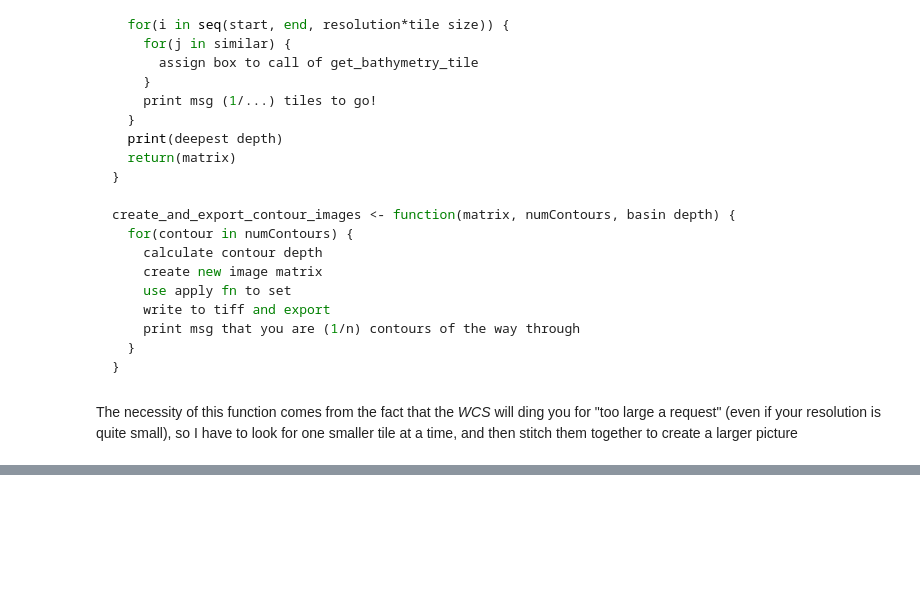
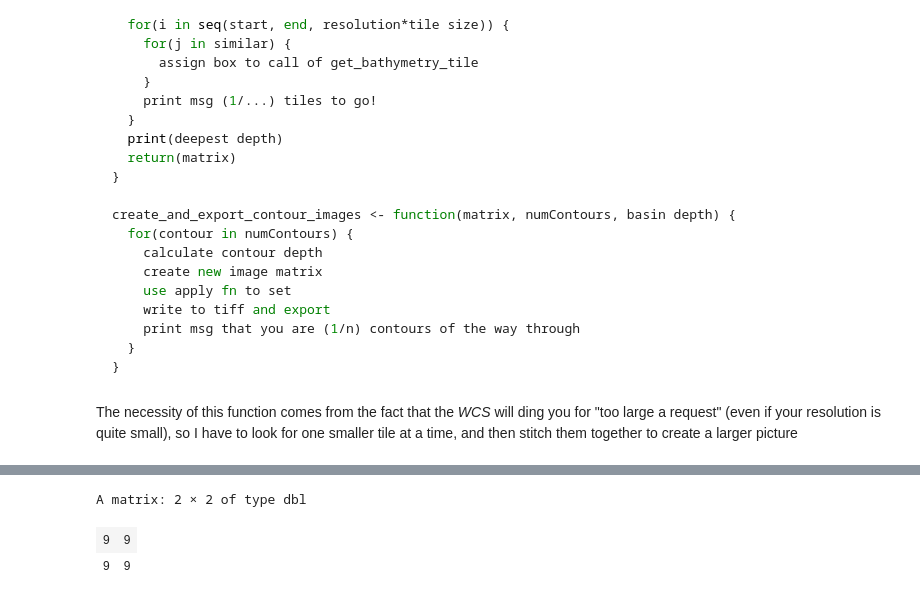
Before and after one commit to johnmays/bathymetric-data-vis, a Jupyter notebook: r_development/wcs_contour_generation.ipynb, the cells around one changed output, grey strips where cells are left out. Drawn from its saved outputs; the diff is of its cells as text; code cells hidden in the pictures; blank space fills up the shorter version.

```diff
--- a/r_development/wcs_contour_generation.ipynb
+++ b/r_development/wcs_contour_generation.ipynb
@@ -211,0 +290,6 @@ goo
+# %%
+foo
+# %% [output]
+A matrix: 2 × 2 of type dbl
+| 9 | 9 |
+| 9 | 9 |
```
Also changed, not shown: parts of 19 cells of this notebook.
